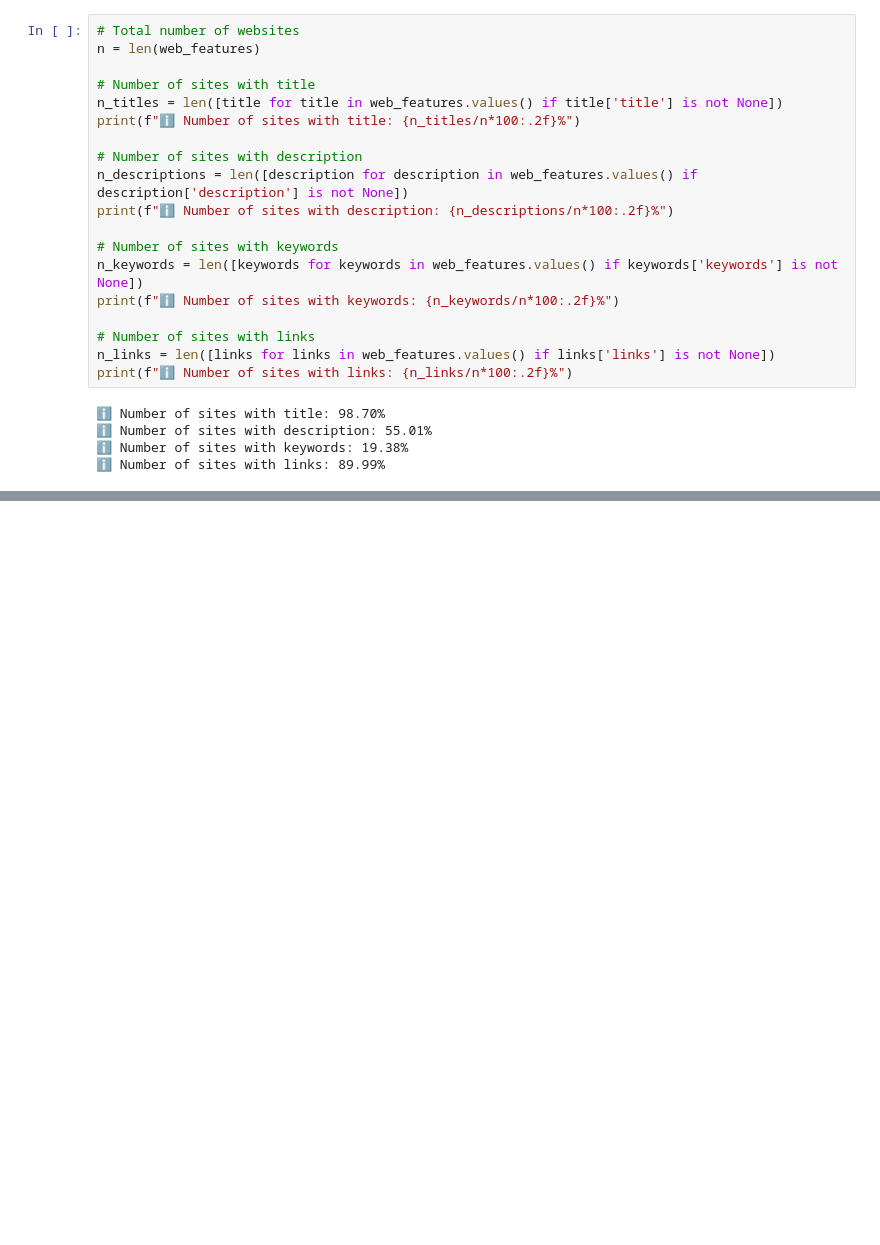
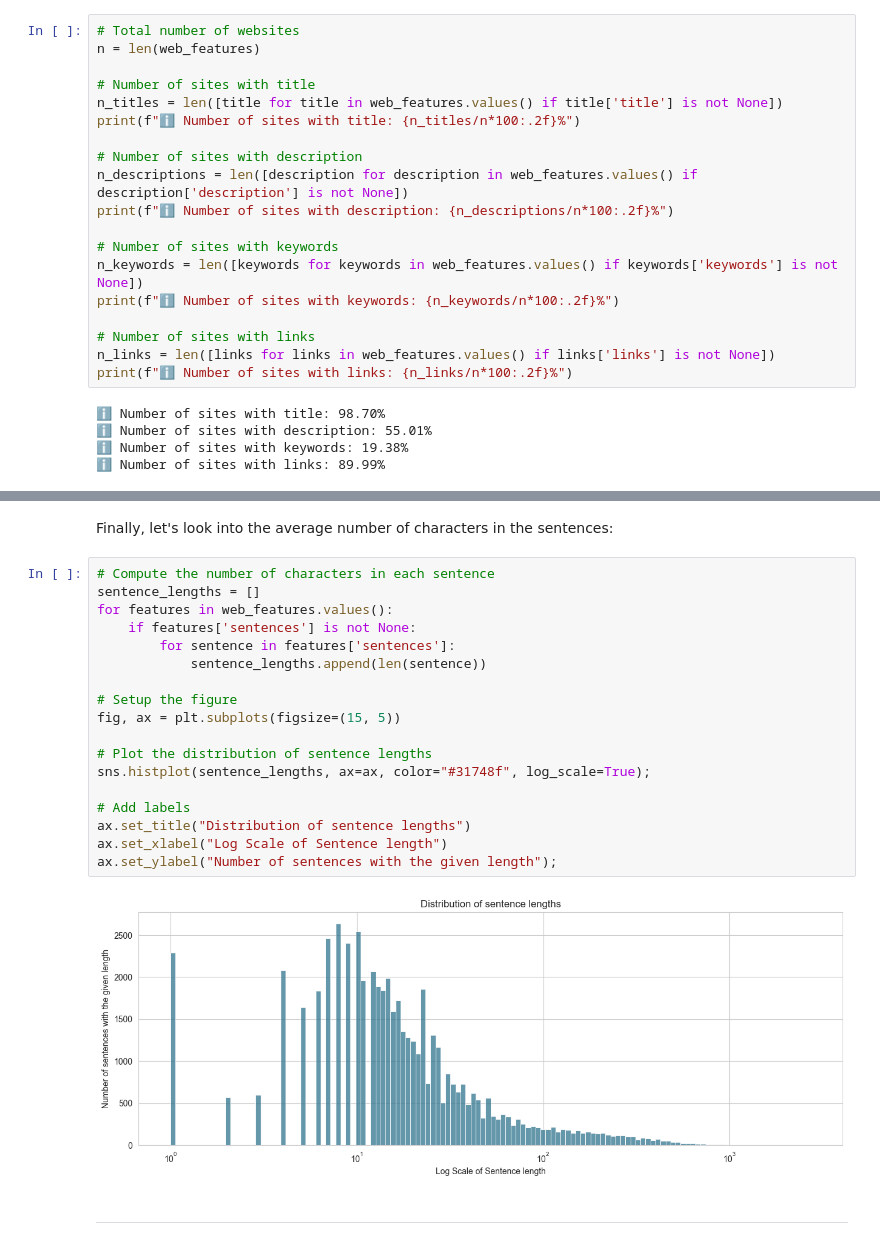
Before and after one commit to CS-433/ml-project-2-mlp, a Jupyter notebook: notebooks/eda.ipynb, the cells around one changed output, grey strips where cells are left out. Cells and saved outputs as stored; diff of their text form; blank space fills up the shorter version.

```diff
--- a/notebooks/eda.ipynb
+++ b/notebooks/eda.ipynb
@@ -372,0 +457,24 @@ print(f"ℹ️ Number of sites with links: {n_links/n*100:.2f}%")
+# %% [markdown]
+Finally, let's look into the average number of characters in the sentences:
+# %%
+# Compute the number of characters in each sentence
+sentence_lengths = []
+for features in web_features.values():
+    if features['sentences'] is not None:
+        for sentence in features['sentences']:
+            sentence_lengths.append(len(sentence))
+
+# Setup the figure
+fig, ax = plt.subplots(figsize=(15, 5))
+
+# Plot the distribution of sentence lengths
+sns.histplot(sentence_lengths, ax=ax, color="#31748f", log_scale=True);
+
+# Add labels
+ax.set_title("Distribution of sentence lengths")
+ax.set_xlabel("Log Scale of Sentence length")
+ax.set_ylabel("Number of sentences with the given length");
+# %% [output]
+[figure, added]
+# %% [markdown]
+---
```
Also changed, not shown: parts of 5 cells of this notebook.
